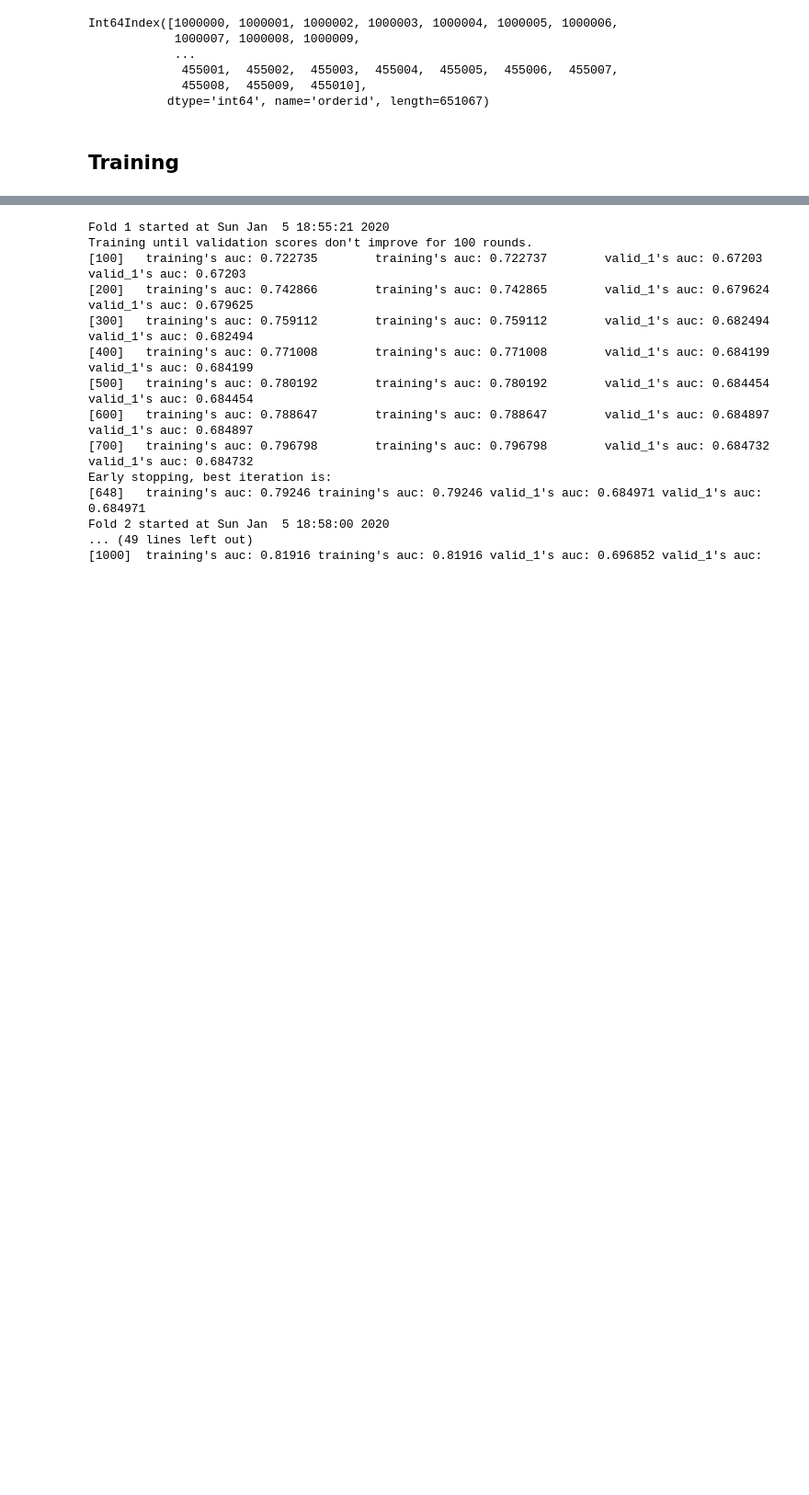
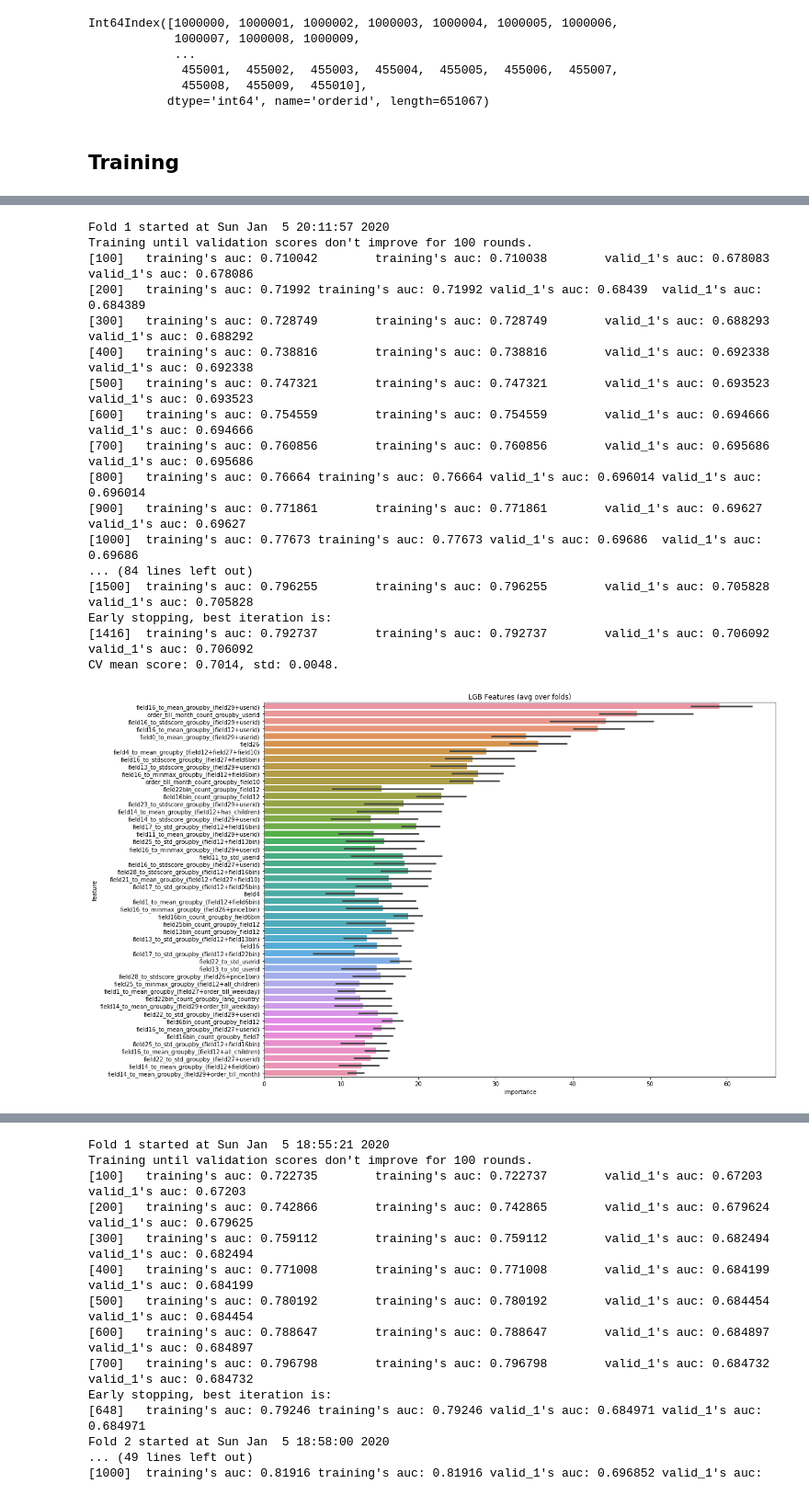
Before and after one commit to annabaydina/12trip, a Jupyter notebook: XX_Training.ipynb, the cells around one changed output, grey strips where cells are left out. Shown at 92% size. Cells and saved outputs as stored; diff of their text form; code cells hidden in the pictures; blank space fills up the shorter version.

Commit message:
get higher score!!!

```diff
--- a/XX_Training.ipynb
+++ b/XX_Training.ipynb
@@ -55,0 +157,32 @@ gc.collect()
+# %%
+result_dict = train_model_classification_vb( X=X,
+                                             X_test=test,
+                                             columns=train_features,
+                                             y=y,
+                                             params=params, folds=folds,
+                                             model_type=train_options['model_type'],
+                                             plot_feature_importance=True,
+                                             verbose=100, early_stopping_rounds=train_options['early_stopping_rounds'],
+                                             n_estimators=train_options['n_estimators'],
+                                             averaging=train_options['averaging'],
+                                             groups=X['userid'],
+                                             n_jobs=-1)
+# %% [output]
+Fold 1 started at Sun Jan  5 20:11:57 2020
+Training until validation scores don't improve for 100 rounds.
+[100]   training's auc: 0.710042        training's auc: 0.710038        valid_1's auc: 0.678083 valid_1's auc: 0.678086
+[200]   training's auc: 0.71992 training's auc: 0.71992 valid_1's auc: 0.68439  valid_1's auc: 0.684389
+[300]   training's auc: 0.728749        training's auc: 0.728749        valid_1's auc: 0.688293 valid_1's auc: 0.688292
+[400]   training's auc: 0.738816        training's auc: 0.738816        valid_1's auc: 0.692338 valid_1's auc: 0.692338
+[500]   training's auc: 0.747321        training's auc: 0.747321        valid_1's auc: 0.693523 valid_1's auc: 0.693523
+[600]   training's auc: 0.754559        training's auc: 0.754559        valid_1's auc: 0.694666 valid_1's auc: 0.694666
+[700]   training's auc: 0.760856        training's auc: 0.760856        valid_1's auc: 0.695686 valid_1's auc: 0.695686
+[800]   training's auc: 0.76664 training's auc: 0.76664 valid_1's auc: 0.696014 valid_1's auc: 0.696014
+[900]   training's auc: 0.771861        training's auc: 0.771861        valid_1's auc: 0.69627  valid_1's auc: 0.69627
+[1000]  training's auc: 0.77673 training's auc: 0.77673 valid_1's auc: 0.69686  valid_1's auc: 0.69686
+... (84 lines left out)
+[1500]  training's auc: 0.796255        training's auc: 0.796255        valid_1's auc: 0.705828 valid_1's auc: 0.705828
+Early stopping, best iteration is:
+[1416]  training's auc: 0.792737        training's auc: 0.792737        valid_1's auc: 0.706092 valid_1's auc: 0.706092
+CV mean score: 0.7014, std: 0.0048.
+[figure, added]
```
Also changed, not shown: parts of 10 cells of this notebook.
